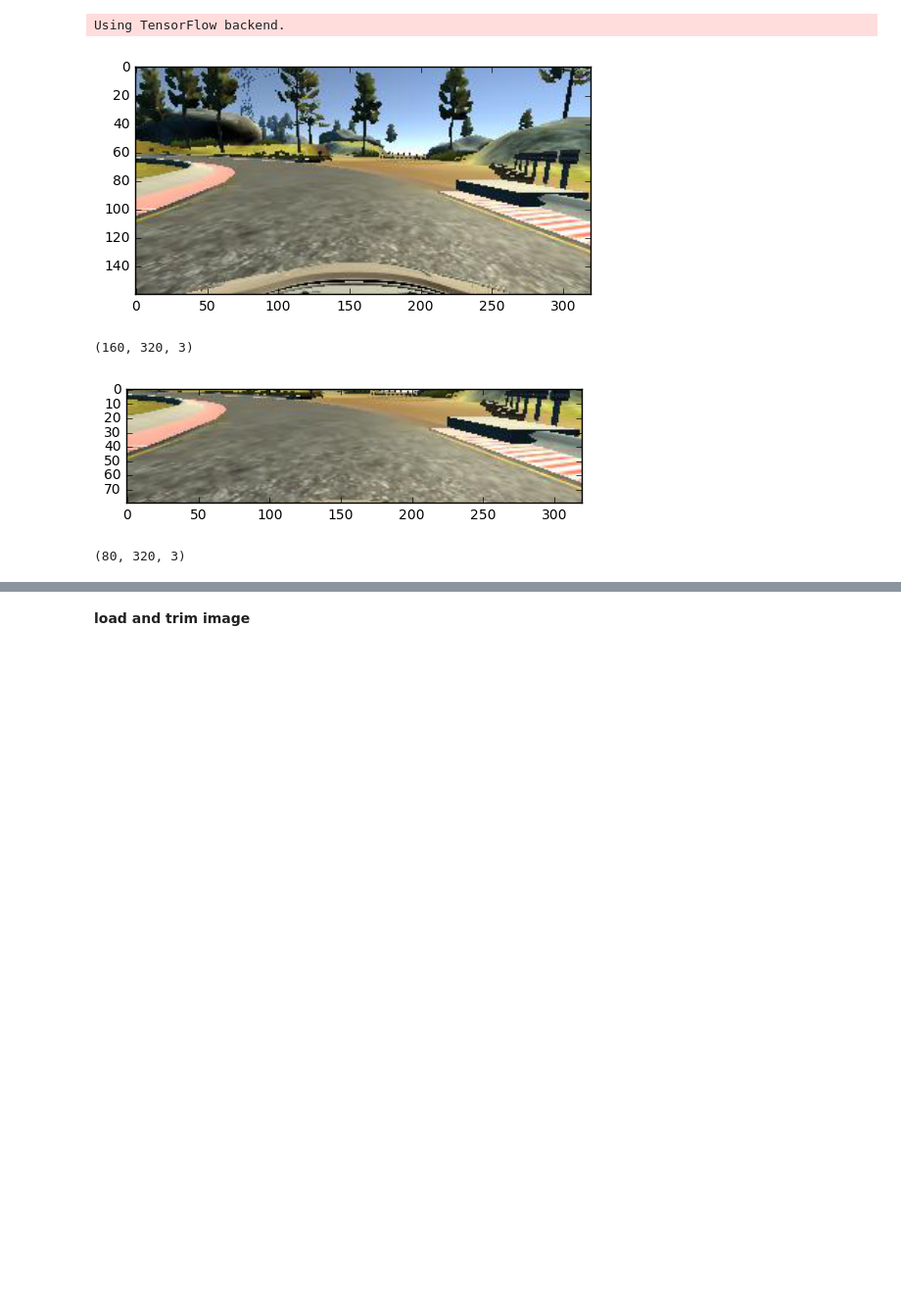
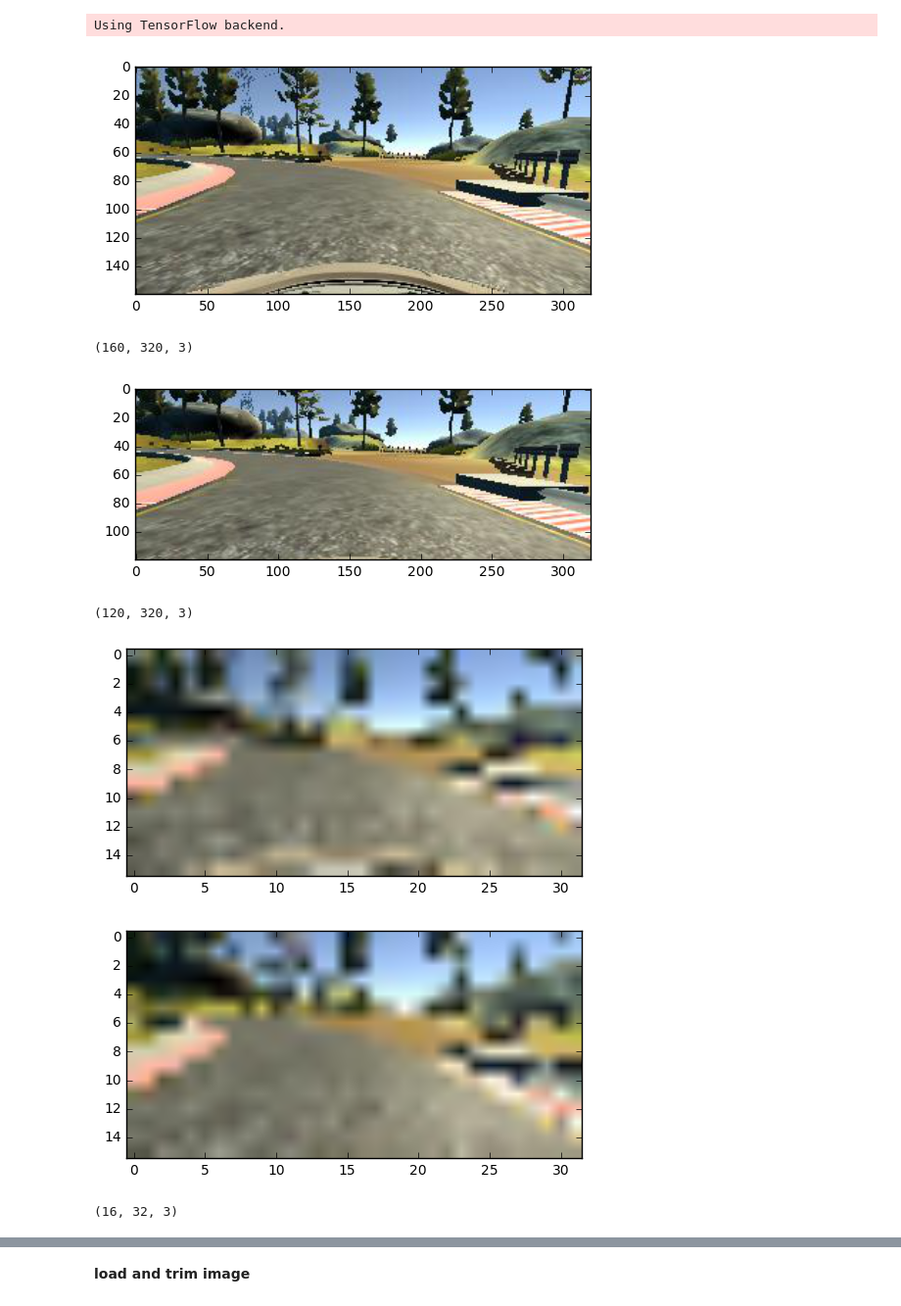
Before and after one commit to xslittlegrass/CarND-Behavioral-Cloning, a Jupyter notebook: project-3.ipynb, the cells around one changed output, grey strips where cells are left out. Shown: that part at 98% size. Saved outputs shown, nothing was run; the diff lists cells and outputs as text; code cells hidden in the pictures; blank space fills up the shorter version.

```diff
--- a/project-3.ipynb
+++ b/project-3.ipynb
@@ -25,14 +25,23 @@ log_labels = logs.pop(0)
 # %%
 img = plt.imread(data_folder + (logs[10][0]).strip())
 plt.imshow(img)
 plt.show()
-img_trimed = img[60:140]
+img_trimed = img[20:140]
 print(img.shape)
 plt.imshow(img_trimed)
 plt.show()
 print(img_trimed.shape)
+img_resized = cv2.resize(img,(32,16))
+plt.imshow(img_resized)
+plt.show()
+plt.imshow(cv2.resize(img_trimed,(32,16)))
+plt.show()
+print(img_resized.shape)
 # %% [output]
 [figure]
 (160, 320, 3)
-[figure, old version]
+[figure, new version]
-(80, 320, 3)
+(120, 320, 3)
+[figure, added]
+[figure, added]
+(16, 32, 3)
```
Also changed, not shown: parts of 9 cells of this notebook, 3 other files.
